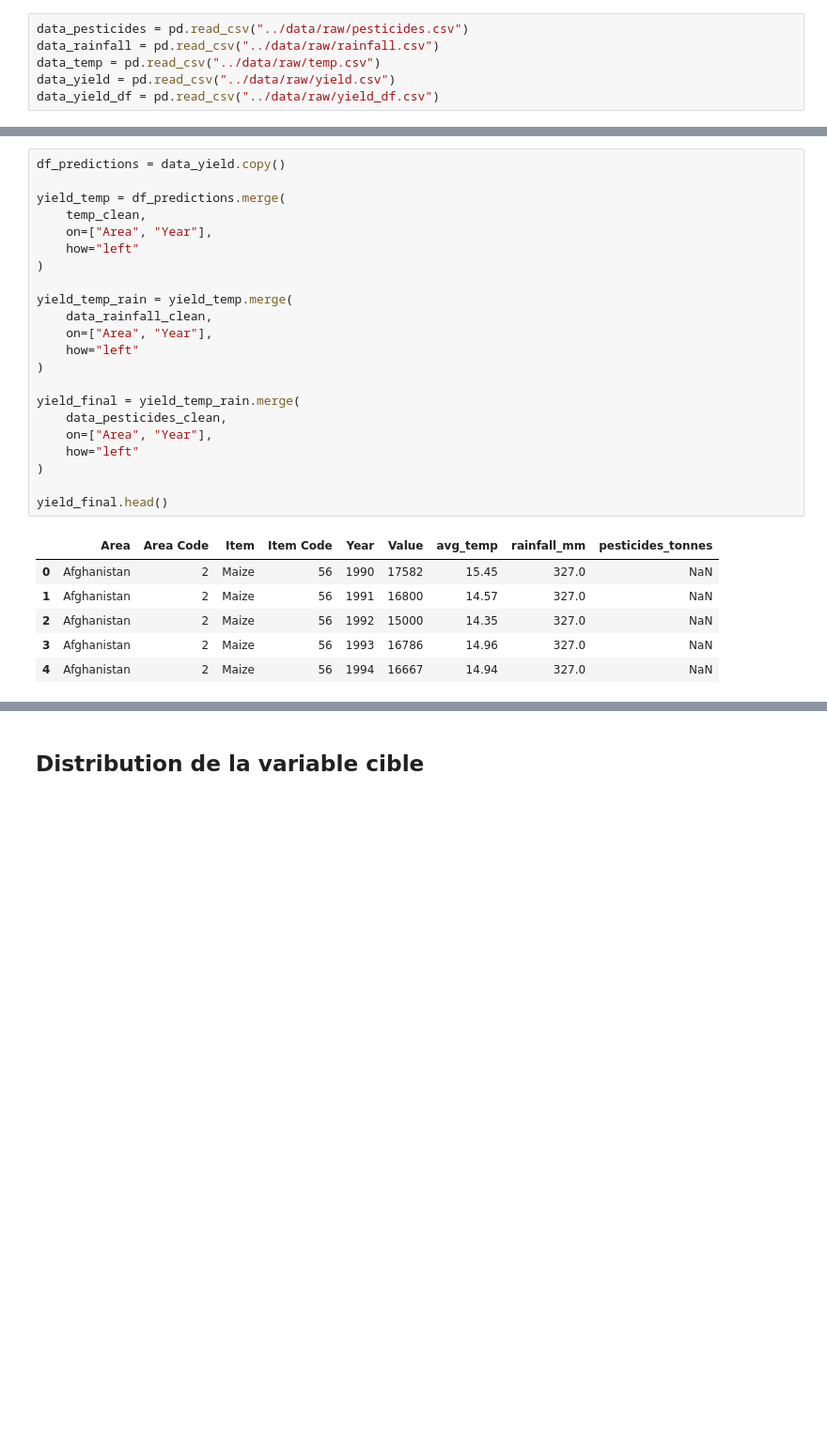
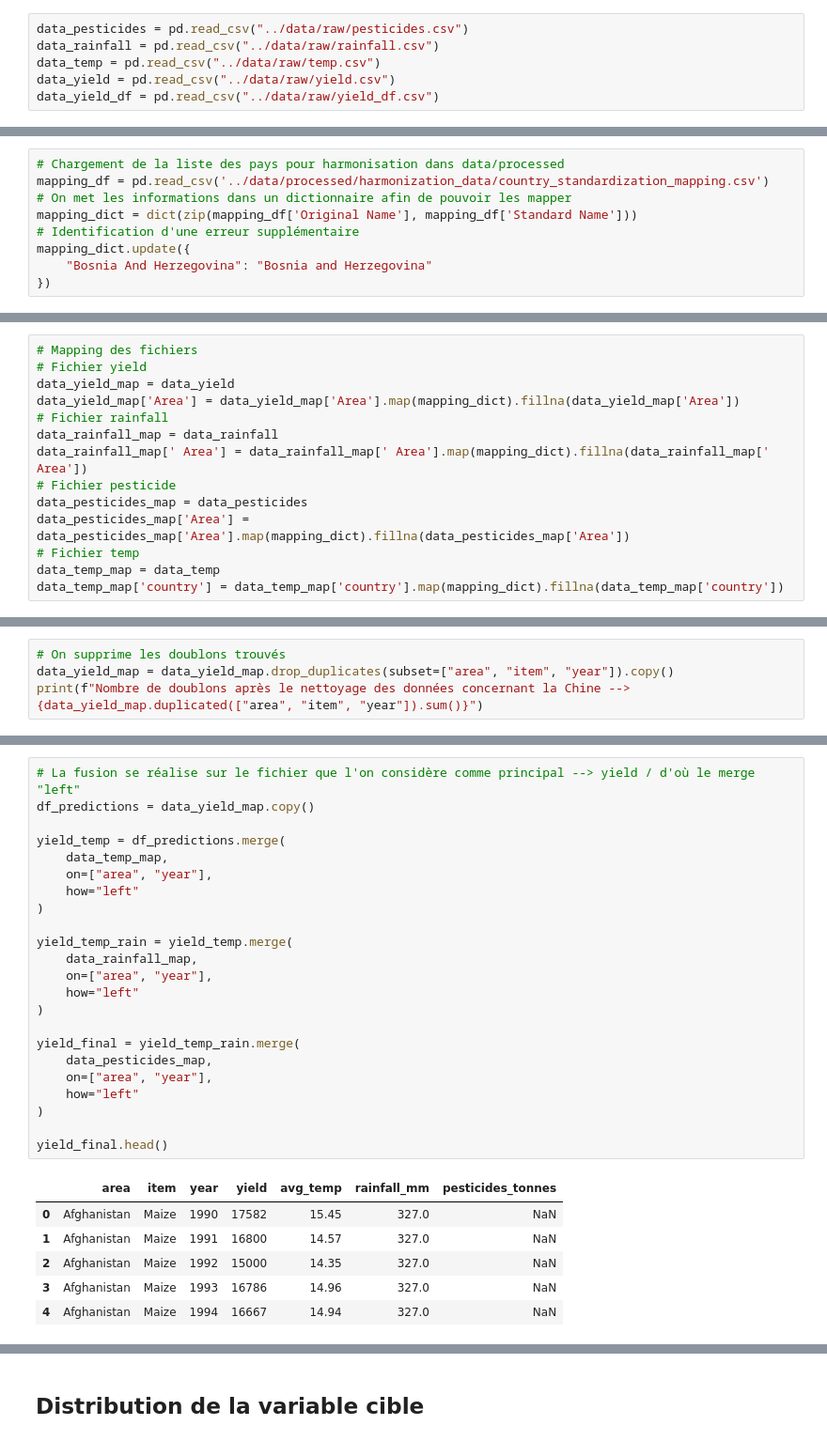
Before and after one commit to SCFlorian/Systeme_recommandation_agricole, a Jupyter notebook: notebooks/notebook_analyse_exploratoire.ipynb, the cells around one changed output, grey strips where cells are left out. Shown at 94% size. Saved outputs shown, nothing was run; the diff lists cells and outputs as text; blank space fills up the shorter version.

```diff
--- a/notebooks/notebook_analyse_exploratoire.ipynb
+++ b/notebooks/notebook_analyse_exploratoire.ipynb
@@ -1153,0 +1122,9 @@ country_map = {
+# %%
+# Chargement de la liste des pays pour harmonisation dans data/processed
+mapping_df = pd.read_csv('../data/processed/harmonization_data/country_standardization_mapping.csv')
+# On met les informations dans un dictionnaire afin de pouvoir les mapper
+mapping_dict = dict(zip(mapping_df['Original Name'], mapping_df['Standard Name']))
+# Identification d'une erreur supplémentaire
+mapping_dict.update({
+    "Bosnia And Herzegovina": "Bosnia and Herzegovina"
+})
@@ -1153,0 +1133,14 @@ country_map = {
+# %%
+# Mapping des fichiers
+# Fichier yield
+data_yield_map = data_yield
+data_yield_map['Area'] = data_yield_map['Area'].map(mapping_dict).fillna(data_yield_map['Area'])
+# Fichier rainfall
+data_rainfall_map = data_rainfall
+data_rainfall_map[' Area'] = data_rainfall_map[' Area'].map(mapping_dict).fillna(data_rainfall_map[' Area'])
+# Fichier pesticide
+data_pesticides_map = data_pesticides
+data_pesticides_map['Area'] = data_pesticides_map['Area'].map(mapping_dict).fillna(data_pesticides_map['Area'])
+# Fichier temp
+data_temp_map = data_temp
+data_temp_map['country'] = data_temp_map['country'].map(mapping_dict).fillna(data_temp_map['country'])
@@ -1181,0 +1236,4 @@ Doublons sur (Area, Item, Year) dans yield : 192
+# %%
+# On supprime les doublons trouvés
+data_yield_map = data_yield_map.drop_duplicates(subset=["area", "item", "year"]).copy()
+print(f"Nombre de doublons après le nettoyage des données concernant la Chine --> {data_yield_map.duplicated(["area", "item", "year"]).sum()}")
@@ -1321,31 +1374,32 @@ Période pesticides : 1990 -> 2013
 # %%
-df_predictions = data_yield.copy()
+# La fusion se réalise sur le fichier que l'on considère comme principal --> yield / d'où le merge "left"
+df_predictions = data_yield_map.copy()
 
 yield_temp = df_predictions.merge(
-    temp_clean,
-    on=["Area", "Year"],
+    data_temp_map,
+    on=["area", "year"],
     how="left"
 )
 
 yield_temp_rain = yield_temp.merge(
-    data_rainfall_clean,
-    on=["Area", "Year"],
+    data_rainfall_map,
+    on=["area", "year"],
     how="left"
 )
 
 yield_final = yield_temp_rain.merge(
-    data_pesticides_clean,
-    on=["Area", "Year"],
+    data_pesticides_map,
+    on=["area", "year"],
     how="left"
 )
 
 yield_final.head()
 # %% [output]
-|  | Area | Area Code | Item | Item Code | Year | Value | avg_temp | rainfall_mm | pesticides_tonnes |
-| 0 | Afghanistan | 2 | Maize | 56 | 1990 | 17582 | 15.45 | 327.0 | NaN |
-| 1 | Afghanistan | 2 | Maize | 56 | 1991 | 16800 | 14.57 | 327.0 | NaN |
-| 2 | Afghanistan | 2 | Maize | 56 | 1992 | 15000 | 14.35 | 327.0 | NaN |
-| 3 | Afghanistan | 2 | Maize | 56 | 1993 | 16786 | 14.96 | 327.0 | NaN |
-| 4 | Afghanistan | 2 | Maize | 56 | 1994 | 16667 | 14.94 | 327.0 | NaN |
+|  | area | item | year | yield | avg_temp | rainfall_mm | pesticides_tonnes |
+| 0 | Afghanistan | Maize | 1990 | 17582 | 15.45 | 327.0 | NaN |
+| 1 | Afghanistan | Maize | 1991 | 16800 | 14.57 | 327.0 | NaN |
+| 2 | Afghanistan | Maize | 1992 | 15000 | 14.35 | 327.0 | NaN |
+| 3 | Afghanistan | Maize | 1993 | 16786 | 14.96 | 327.0 | NaN |
+| 4 | Afghanistan | Maize | 1994 | 16667 | 14.94 | 327.0 | NaN |
 # %%
 print("Shape yield_final :", yield_final.shape)
```
Also changed, not shown: parts of 114 cells of this notebook, 3 other files.
